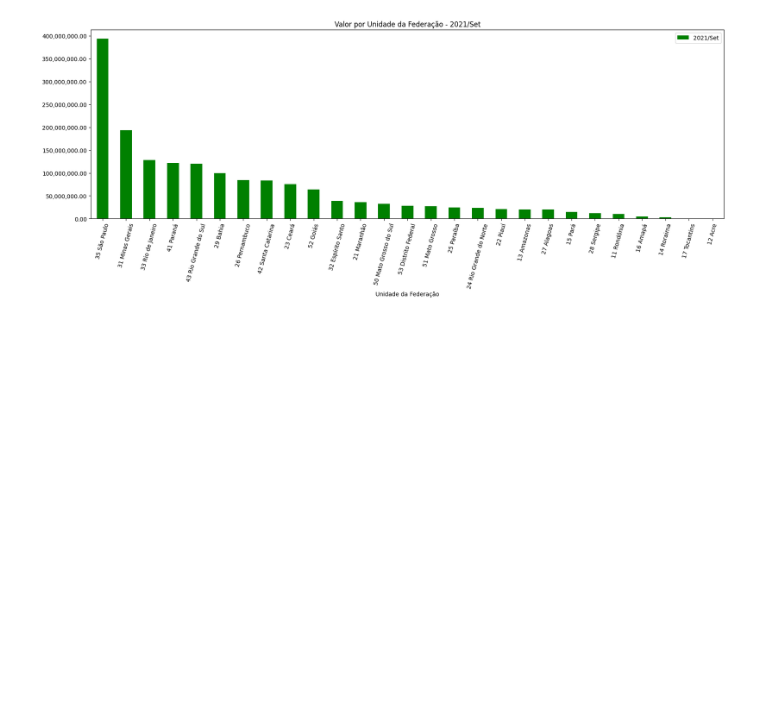
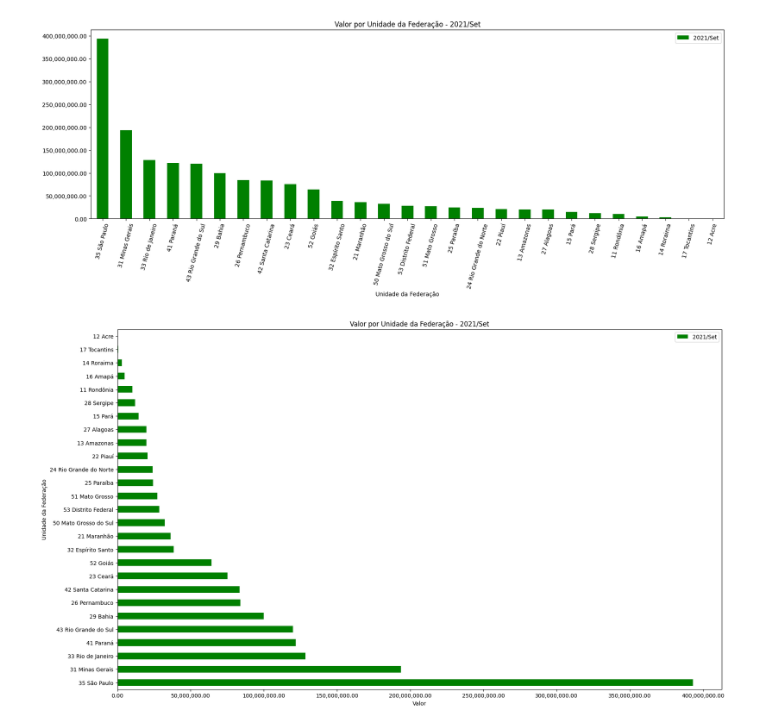
Before and after one commit to AleLucasG/Pos_Tech_FIAP_Data_Analytics, a Jupyter notebook: 01-data-analytics/handson/handson-02/Producao_Hospitalar.ipynb, the cells around one changed output. Saved outputs shown, nothing was run; the diff lists cells and outputs as text; code cells hidden in the pictures; blank space fills up the shorter version.

```diff
--- a/01-data-analytics/handson/handson-02/Producao_Hospitalar.ipynb
+++ b/01-data-analytics/handson/handson-02/Producao_Hospitalar.ipynb
@@ -171,3 +171,47 @@ plt.xticks(rotation=75)
 plt.show()
 # %% [output]
 [figure]
+# %%
+import matplotlib.pyplot as plt
+import matplotlib.ticker as ticker
+import warnings
+
+# Suprime avisos do pandas durante a execução do código
+warnings.filterwarnings("ignore")
+
+# Converte automaticamente colunas numéricas que estão como texto para o tipo adequado
+dados = dados.apply(pd.to_numeric, errors="ignore")
+
+# Identifica dinamicamente a coluna do mês mais recente, desconsiderando a coluna de total
+coluna_recente = dados.columns[-2]
+
+# Garante que a coluna selecionada seja numérica
+dados[coluna_recente] = pd.to_numeric(dados[coluna_recente], errors="coerce")
+
+# Ordena os dados do maior para o menor com base na coluna mais recente para melhorar a análise visual
+dados = dados.sort_values(by=coluna_recente, ascending=False)
+
+# Definindo o gráfico de barras como forma de visualização, visando facilitar a comparação dos valores entre as unidades da federação
+axis = dados.plot(
+    x="Unidade da Federação",
+    y=coluna_recente,
+    kind="barh",
+    figsize=(20,12),
+    color="green"
+)
+# Define o título do gráfico com base no mês mais recente
+axis.set_title(f"Valor por Unidade da Federação - {coluna_recente}")
+
+
+# Formata os valores do eixo Y para melhor leitura
+axis.xaxis.set_major_formatter(ticker.StrMethodFormatter('{x:,.2f}'))
+
+plt.xlabel("Valor")
+plt.ylabel("Unidade da Federação")
+
+# Rotaciona as legendas do eixo X em 45 graus para melhorar a legibilidade
+plt.yticks(rotation=0)
+
+plt.show()
+# %% [output]
+[figure, added]
```
